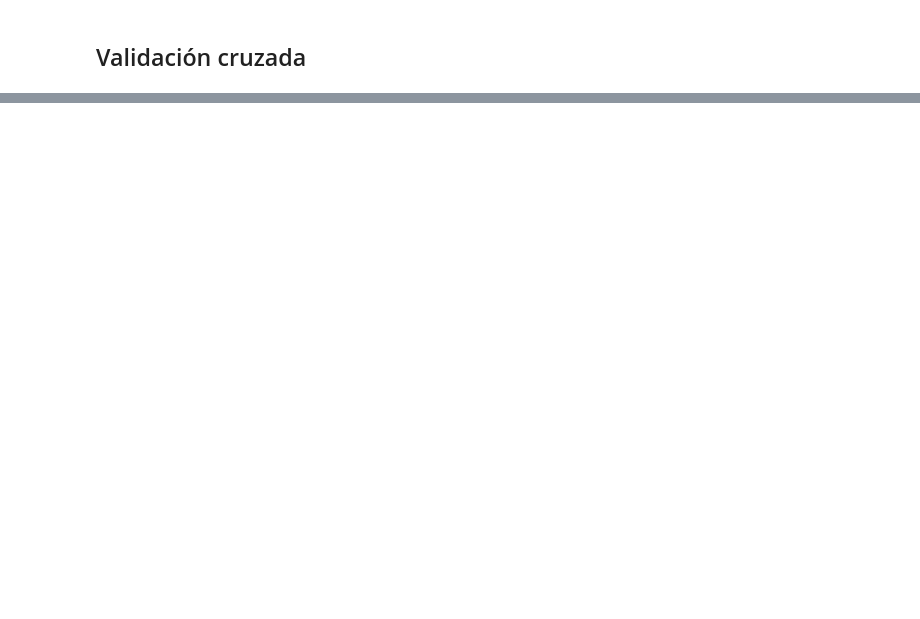
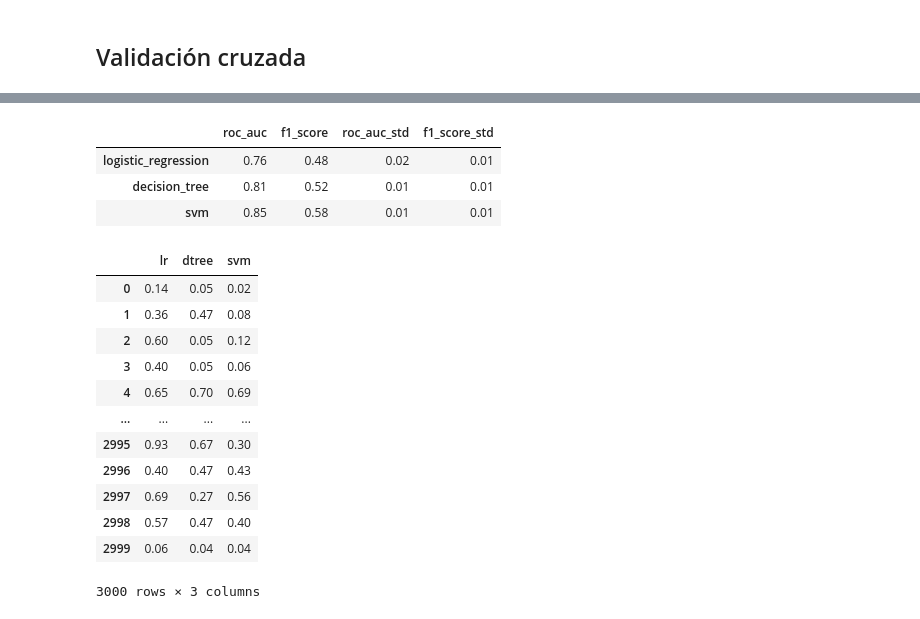
Before and after one commit to stivenlopezg/class-acamica, a Jupyter notebook: notebooks/ensamble_methods.ipynb, the cells around one changed output, grey strips where cells are left out. Cells and saved outputs as stored; diff of their text form; code cells hidden in the pictures; blank space fills up the shorter version.

```diff
--- a/notebooks/ensamble_methods.ipynb
+++ b/notebooks/ensamble_methods.ipynb
@@ -85,0 +104,8 @@ f1_score['svm'] = cross_val_score(estimator=svm,
+# %%
+resultados = pd.concat(objs=[valor_medio, std], axis=1)
+resultados
+# %% [output]
+|  | roc_auc | f1_score | roc_auc_std | f1_score_std |
+| logistic_regression | 0.76 | 0.48 | 0.02 | 0.01 |
+| decision_tree | 0.81 | 0.52 | 0.01 | 0.01 |
+| svm | 0.85 | 0.58 | 0.01 | 0.01 |
@@ -85,0 +129,16 @@ f1_score['svm'] = cross_val_score(estimator=svm,
+# %%
+predictions
+# %% [output]
+|  | lr | dtree | svm |
+| 0 | 0.14 | 0.05 | 0.02 |
+| 1 | 0.36 | 0.47 | 0.08 |
+| 2 | 0.60 | 0.05 | 0.12 |
+| 3 | 0.40 | 0.05 | 0.06 |
+| 4 | 0.65 | 0.70 | 0.69 |
+| ... | ... | ... | ... |
+| 2995 | 0.93 | 0.67 | 0.30 |
+| 2996 | 0.40 | 0.47 | 0.43 |
+| 2997 | 0.69 | 0.27 | 0.56 |
+| 2998 | 0.57 | 0.47 | 0.40 |
+| 2999 | 0.06 | 0.04 | 0.04 |
+3000 rows × 3 columns
```
Also changed, not shown: parts of 14 cells of this notebook.
